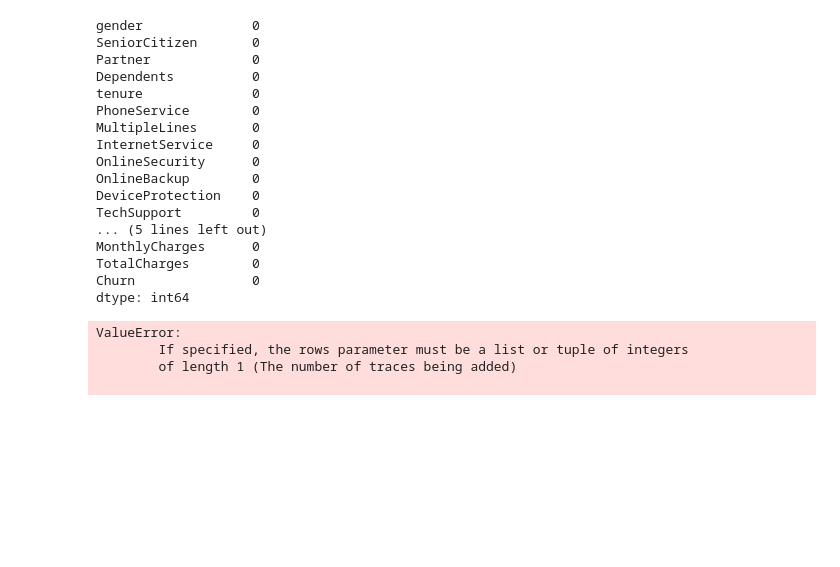
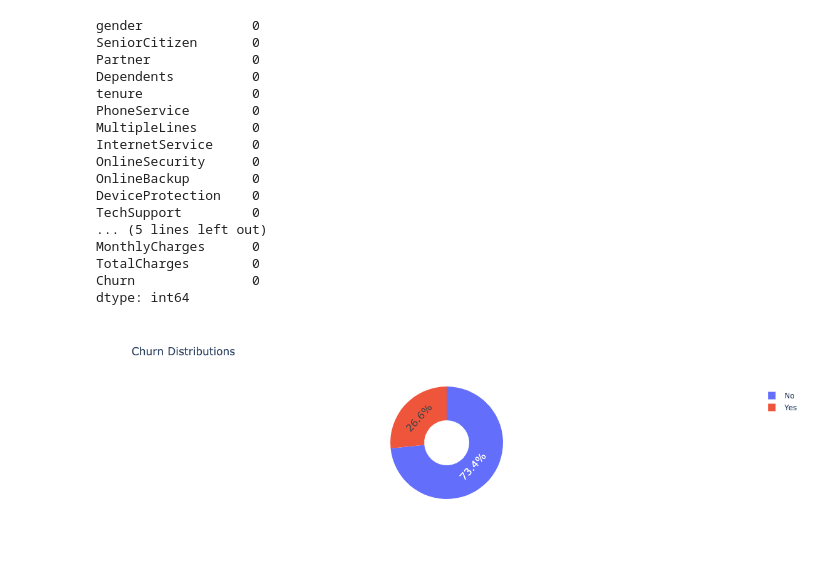
Before and after one commit to Eigilak/big_data, a Jupyter notebook: Projekt.ipynb, the cells around one changed output. Saved outputs shown, nothing was run; the diff lists cells and outputs as text; code cells hidden in the pictures; blank space fills up the shorter version.

```diff
--- a/Projekt.ipynb
+++ b/Projekt.ipynb
@@ -140,24 +140,20 @@ TotalCharges        0
 Churn               0
 dtype: int64
 # %%
+#Visualization
 c_labels = ['No', 'Yes']
 # Create subplots: use 'domain' type for Pie subplot
 fig = make_subplots(rows=1, cols=2, specs=[[{'type':'domain'}, {'type':'domain'}]])
 fig.add_trace(
-    go.Pie(labels=c_labels, values=df['Churn'].value_counts(), name="Churn"),
-              1.2
-    ,1)
+    go.Pie(labels=c_labels, values=df['Churn'].value_counts(), name="Churn"))
 
 # Use `hole` to create a donut-like pie chart
 fig.update_traces(hole=.4, hoverinfo="label+percent+name", textfont_size=16)
 
 fig.update_layout(
-    title_text="Churn Distributions",
+    title_text="Churn Distributions"
     # Add annotations in the center of the donut pies.
 )
 fig.show()
 # %% [output]
-ValueError:
-        If specified, the rows parameter must be a list or tuple of integers
-        of length 1 (The number of traces being added)
-
+[figure, added]
```
